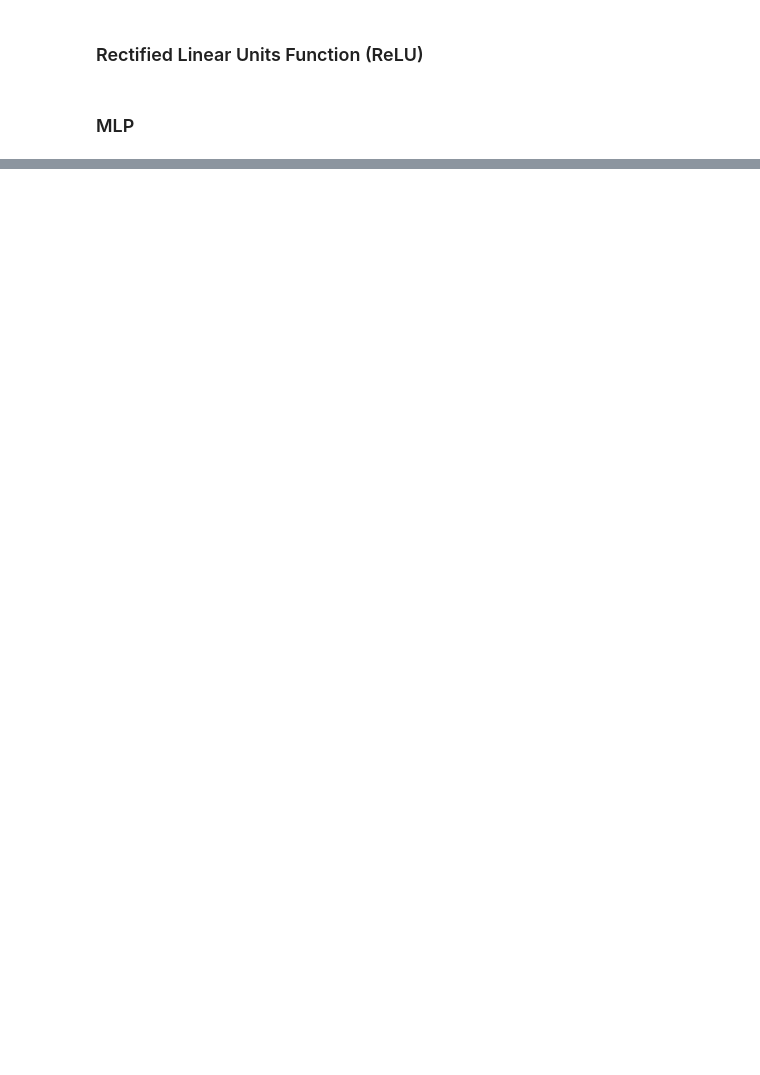
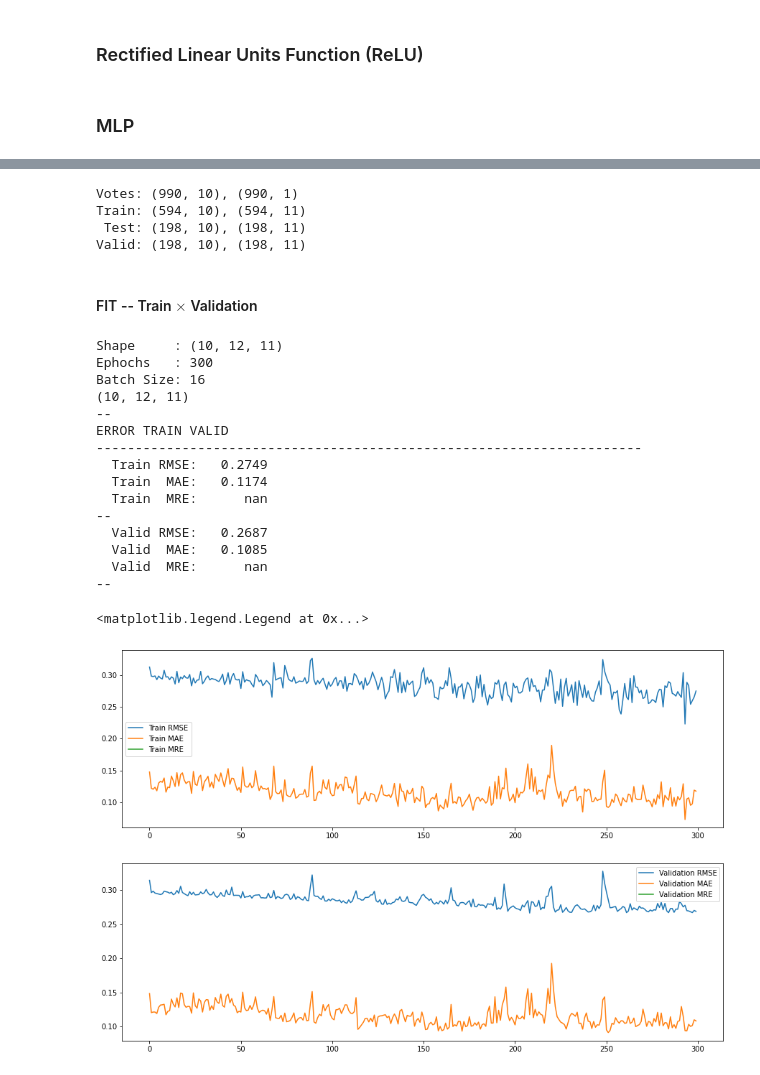
Before and after one commit to vauxgomes/ufc-aprendizagem-automatica, a Jupyter notebook: exercices/lista_04/lista_04.ipynb, the cells around one changed output, grey strips where cells are left out. Saved outputs shown, nothing was run; the diff lists cells and outputs as text; code cells hidden in the pictures; blank space fills up the shorter version.

```diff
--- a/exercices/lista_04/lista_04.ipynb
+++ b/exercices/lista_04/lista_04.ipynb
@@ -240,0 +381,75 @@ array([[ 190.3,    0. ,  125.2, ..., 1088.1,  802.6,   28. ],
+# %%
+# [Train, Valid] + Test
+X_train, X_test, y_train, y_test = train_test_split(X, y_encoded, test_size=int(X.shape[0]*0.2), random_state=42)
+
+# Normalizer
+normalizer = MinMax()
+#
+X_train = normalizer.fit_transform(X_train)
+X_test  = normalizer.transform(X_test) # Avoiding contamination
+
+# Train + Valid already normalized
+X_train, X_valid, y_train, y_valid = train_test_split(X_train, y_train, test_size=int(X.shape[0]*0.2), random_state=42)
+
+print(f'Votes: {X.shape}, {y.shape}')
+print(f'Train: {X_train.shape}, {y_train.shape}')
+print(f' Test: {X_test.shape }, {y_test.shape }')
+print(f'Valid: {X_valid.shape}, {y_valid.shape}')
+# %% [output]
+Votes: (990, 10), (990, 1)
+Train: (594, 10), (594, 11)
+ Test: (198, 10), (198, 11)
+Valid: (198, 10), (198, 11)
+# %% [markdown]
+#### FIT -- Train $\times$ Validation
+# %%
+# MODEL
+model = MultilayerPerceptron((X_train.shape[1], 12, y_train.shape[1]), epochs=300, learning_rate=0.05, momentum=0.1, batch_size=2**4)
+model.fit(X_train, y_train, (X_valid, y_valid))
+#
+print(model)
+
+#
+print('--\nError Train Valid'.upper())
+print('-'*70)
+
+for i in model.errors.keys():
+    for j in model.errors[i].keys():
+        print(f'  {i.title()} {j.upper():>4}: {model.errors[i][j][-1]:>8.4f}')
+
+    print('--')
+
+# PLOT
+f, (ax1, ax2) = plt.subplots(2, 1, figsize=(15, 10))
+
+_ = ax1.plot(model.errors['train']['rmse'], label="Train RMSE")
+_ = ax1.plot(model.errors['train']['mae' ], label="Train MAE" )
+_ = ax1.plot(model.errors['train']['mre' ], label="Train MRE" )
+
+_ = ax2.plot(model.errors['valid']['rmse'], label="Validation RMSE")
+_ = ax2.plot(model.errors['valid']['mae' ], label="Validation MAE" )
+_ = ax2.plot(model.errors['valid']['mre' ], label="Validation MRE" )
+
+# ax1.set_ylim((0, 10))
+ax1.legend()
+
+# ax2.set_ylim((0, 10))
+ax2.legend()
+# %% [output]
+Shape     : (10, 12, 11)
+Ephochs   : 300
+Batch Size: 16
+(10, 12, 11)
+--
+ERROR TRAIN VALID
+----------------------------------------------------------------------
+  Train RMSE:   0.2749
+  Train  MAE:   0.1174
+  Train  MRE:      nan
+--
+  Valid RMSE:   0.2687
+  Valid  MAE:   0.1085
+  Valid  MRE:      nan
+--
+<matplotlib.legend.Legend at 0x...>
+[figure, added]
```
Also changed, not shown: parts of 17 cells of this notebook.
